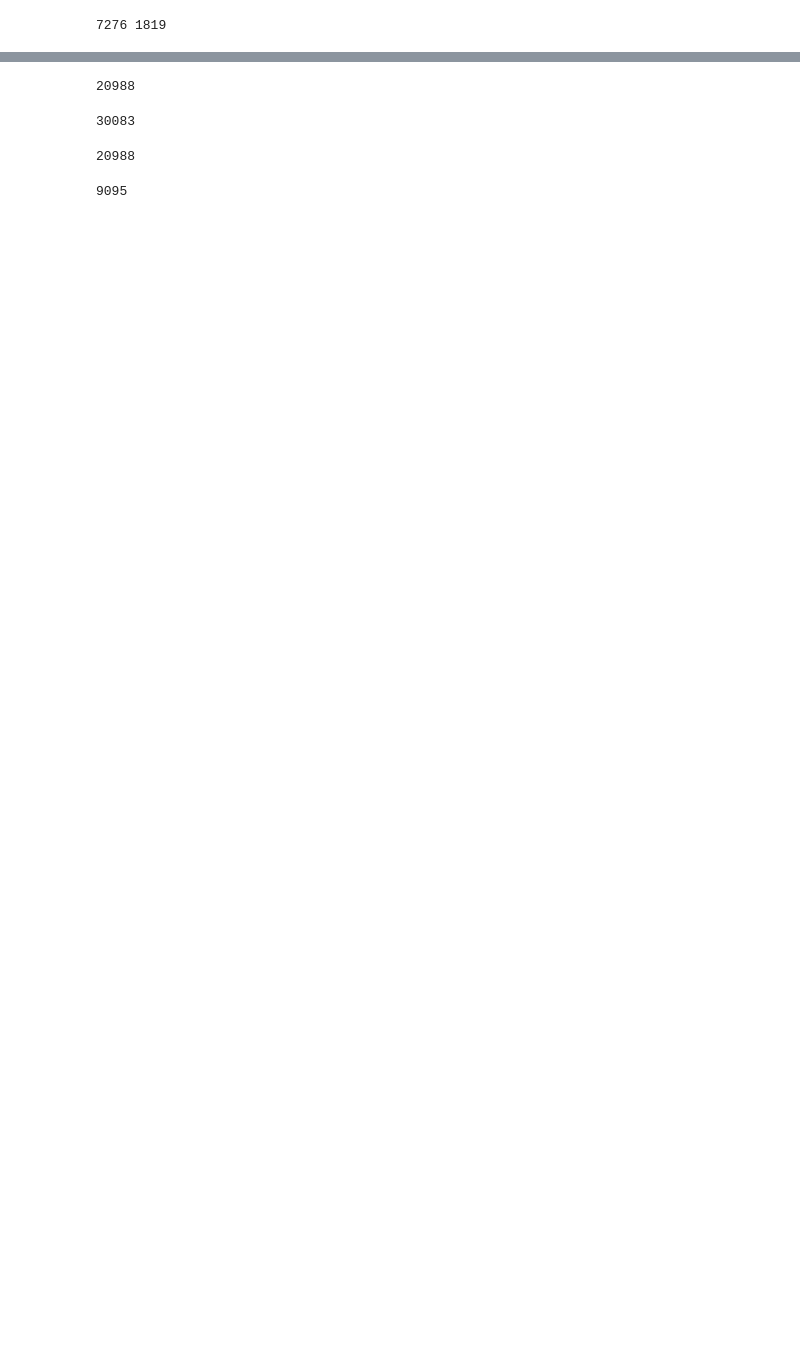
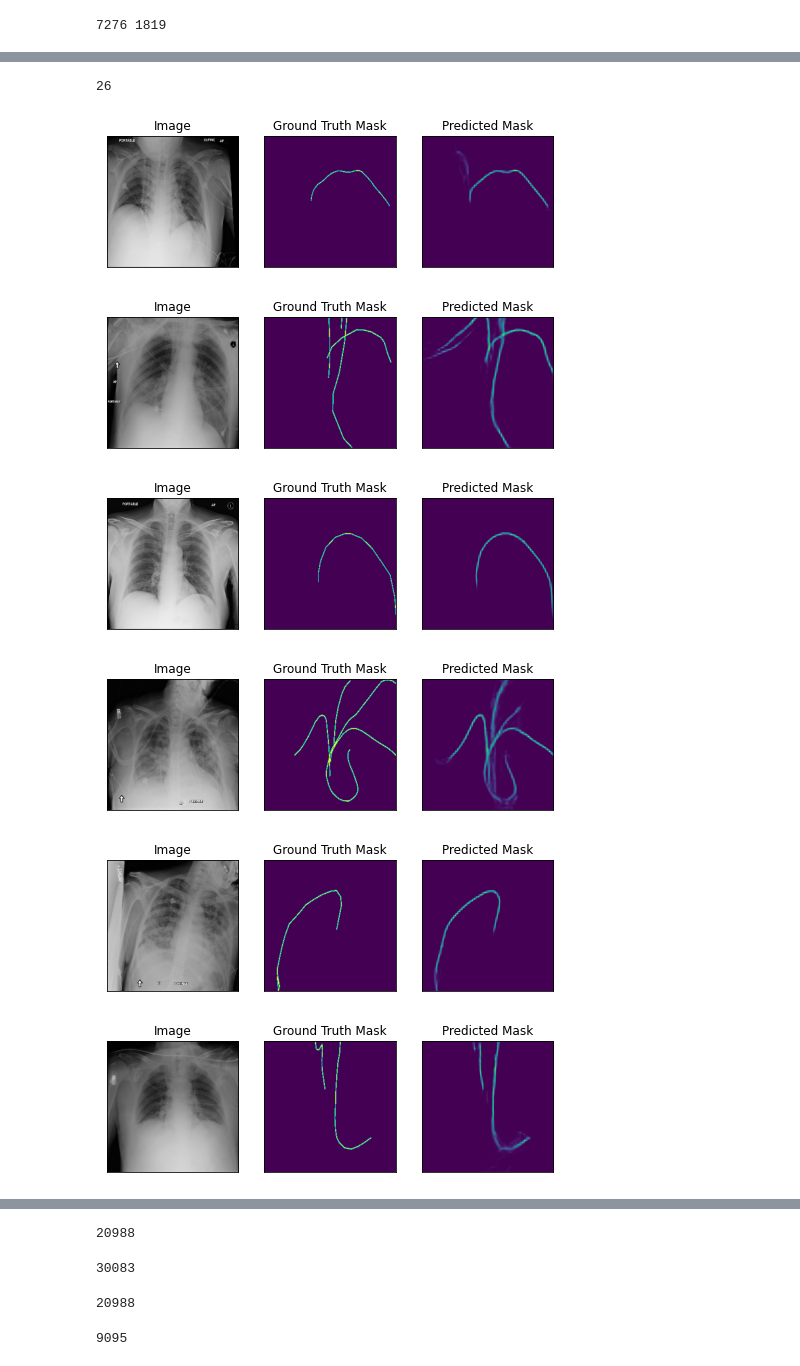
Before and after one commit to aryalmilan/Catheter-Detection-and-classification, a Jupyter notebook: submit/Segmentation.ipynb, the cells around one changed output, grey strips where cells are left out. Cells and saved outputs as stored; diff of their text form; code cells hidden in the pictures; blank space fills up the shorter version.

```diff
--- a/submit/Segmentation.ipynb
+++ b/submit/Segmentation.ipynb
@@ -147,7 +158,7 @@ for i in range(5):
 class SegmentationModel(nn.Module):
     def __init__(self, backbone):
         super(SegmentationModel, self).__init__()
-        self.seg = smp.UnetPlusPlus(encoder_name=backbone, encoder_weights='imagenet', classes=1, activation=None)
+        self.seg = smp.DeepLabV3Plus(encoder_name=backbone, encoder_weights='imagenet', classes=1, activation=None)
     def forward(self,x):
         global_features = self.seg.encoder(x)
         seg_features = self.seg.decoder(*global_features)
@@ -391,8 +404,8 @@ Mon May 10 05:00:27 2021 Epoch 9,lrG: 0.0005523, lrD: 0.0005523 trainG loss: 7.8
 # %%
-##Load Saved Model
+# ##Load Saved Model
 modelG = SegmentationModel(enet_type)
 modelG = modelG.to(device)
-modelG_file = os.path.join(model_dir, 'generator_best_epoch18.pth')
+modelG_file = os.path.join(model_dir, 'generator_best_epoch30.pth')
 modelG.load_state_dict(torch.load(modelG_file), strict=False)
 modelG.eval()
 # %% [output]
@@ -413,3 +426,26 @@ SegModel(
     )
   )
 )
+# %%
+epoch
+# %% [output]
+26
+# %%
+random = np.random.choice(X_val,10)
+dataset_no_mask = XrayDataset(random, 'valid', transform=transforms_val)
+with torch.no_grad():
+    for i,j in enumerate(random):
+        image, gt_mask = dataset_no_mask[i]
+        x_tensor = image.to(device).unsqueeze(0)
+        pr_mask = (sig(modelG(x_tensor))).float()
+        pr_mask = pr_mask.squeeze().cpu()#.round()
+        #pr_mask = (sig(pr_mask).numpy()>0.6).astype(int)
+    #gmask = cv2.cvtColor(np.float32(image),cv2.COLOR_BGR2RGB)
+        visualize(image=image,ground_truth_mask=gt_mask,predicted_mask=pr_mask)
+# %% [output]
+[figure, added]
+[figure, added]
+[figure, added]
+[figure, added]
+[figure, added]
+[figure, added]
```
Also changed, not shown: parts of 8 cells of this notebook, 1 other file.
